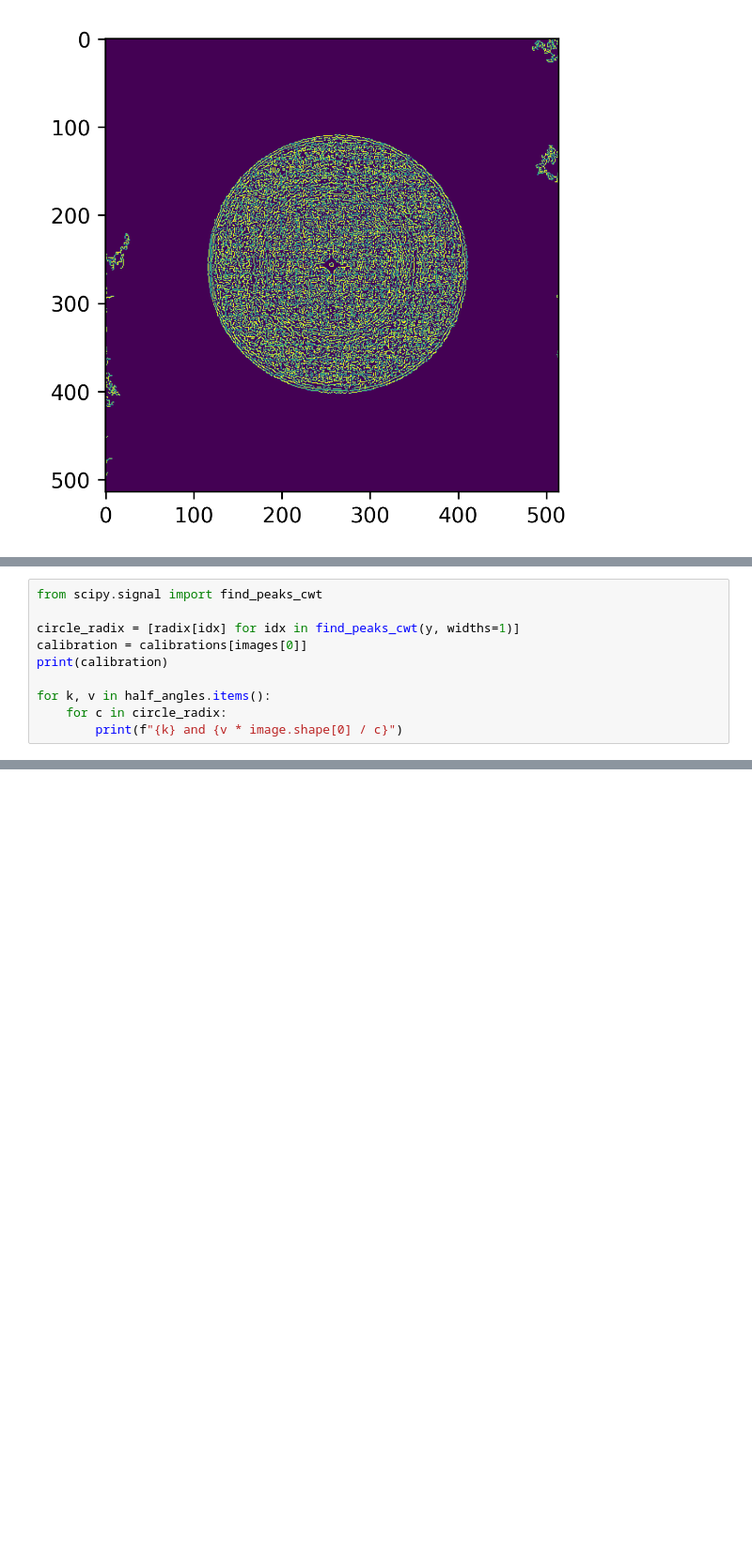
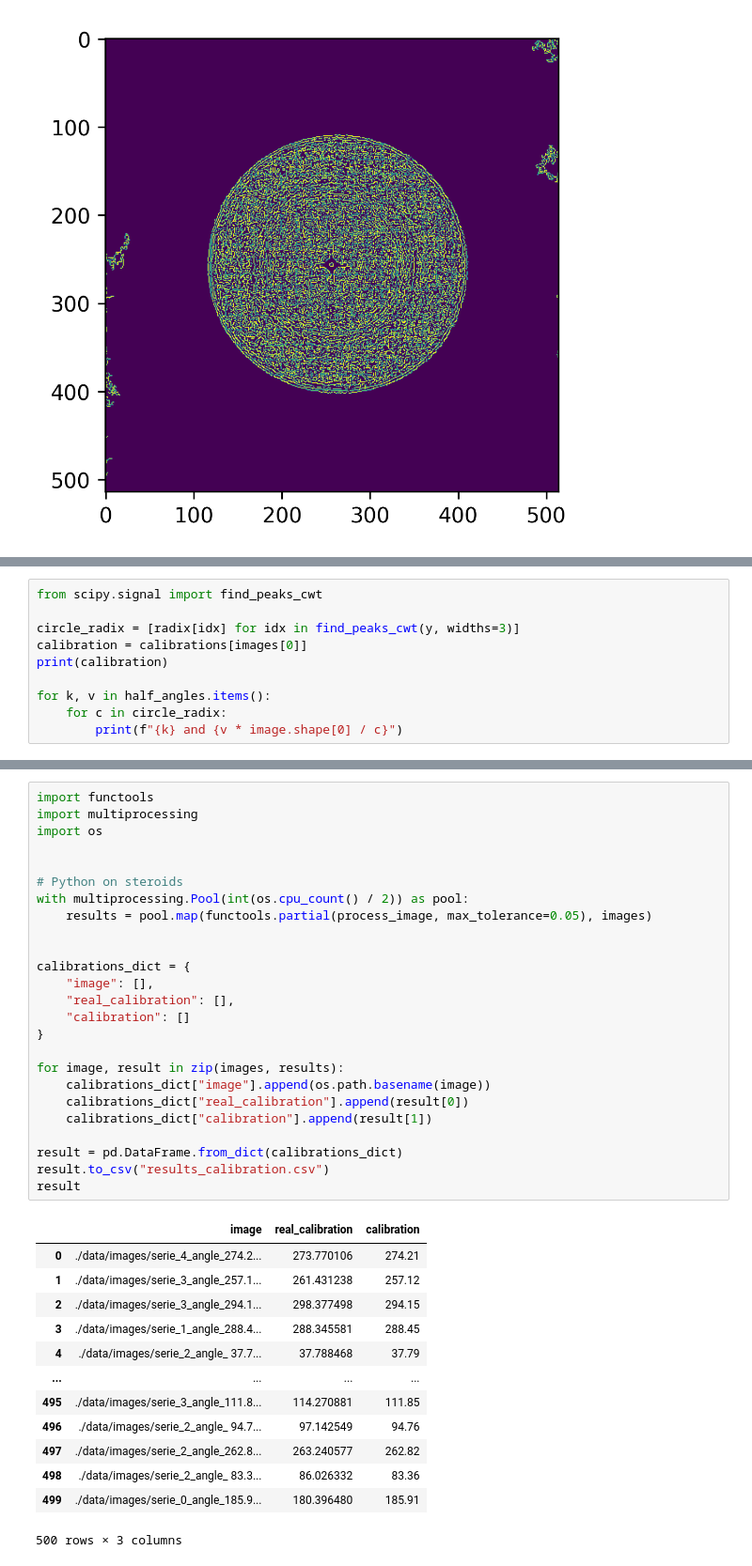
Before and after one commit to branislavhesko/diffraction-pattern-detection, a Jupyter notebook: solution.ipynb, the cells around one changed output, grey strips where cells are left out. Shown at 94% size. Saved outputs shown, nothing was run; the diff lists cells and outputs as text; blank space fills up the shorter version.

```diff
--- a/solution.ipynb
+++ b/solution.ipynb
@@ -106,7 +105,7 @@ plt.show()
 # %%
 from scipy.signal import find_peaks_cwt
 
-circle_radix = [radix[idx] for idx in find_peaks_cwt(y, widths=1)]
+circle_radix = [radix[idx] for idx in find_peaks_cwt(y, widths=3)]
 calibration = calibrations[images[0]]
 print(calibration)
 
@@ -137,0 +179,39 @@ images[0]
+# %%
+import functools
+import multiprocessing
+import os
+
+
+# Python on steroids
+with multiprocessing.Pool(int(os.cpu_count() / 2)) as pool:
+    results = pool.map(functools.partial(process_image, max_tolerance=0.05), images)
+
+
+calibrations_dict = {
+    "image": [],
+    "real_calibration": [],
+    "calibration": []
+}
+
+for image, result in zip(images, results):
+    calibrations_dict["image"].append(os.path.basename(image))
+    calibrations_dict["real_calibration"].append(result[0])
+    calibrations_dict["calibration"].append(result[1])
+
+result = pd.DataFrame.from_dict(calibrations_dict)
+result.to_csv("results_calibration.csv")
+result
+# %% [output]
+|  | image | real_calibration | calibration |
+| 0 | ./data/images/serie_4_angle_274.2... | 273.770106 | 274.21 |
+| 1 | ./data/images/serie_3_angle_257.1... | 261.431238 | 257.12 |
+| 2 | ./data/images/serie_3_angle_294.1... | 298.377498 | 294.15 |
+| 3 | ./data/images/serie_1_angle_288.4... | 288.345581 | 288.45 |
+| 4 | ./data/images/serie_2_angle_ 37.7... | 37.788468 | 37.79 |
+| ... | ... | ... | ... |
+| 495 | ./data/images/serie_3_angle_111.8... | 114.270881 | 111.85 |
+| 496 | ./data/images/serie_2_angle_ 94.7... | 97.142549 | 94.76 |
+| 497 | ./data/images/serie_2_angle_262.8... | 263.240577 | 262.82 |
+| 498 | ./data/images/serie_2_angle_ 83.3... | 86.026332 | 83.36 |
+| 499 | ./data/images/serie_0_angle_185.9... | 180.396480 | 185.91 |
+500 rows × 3 columns
```
Also changed, not shown: parts of 11 cells of this notebook, 1 other file.
